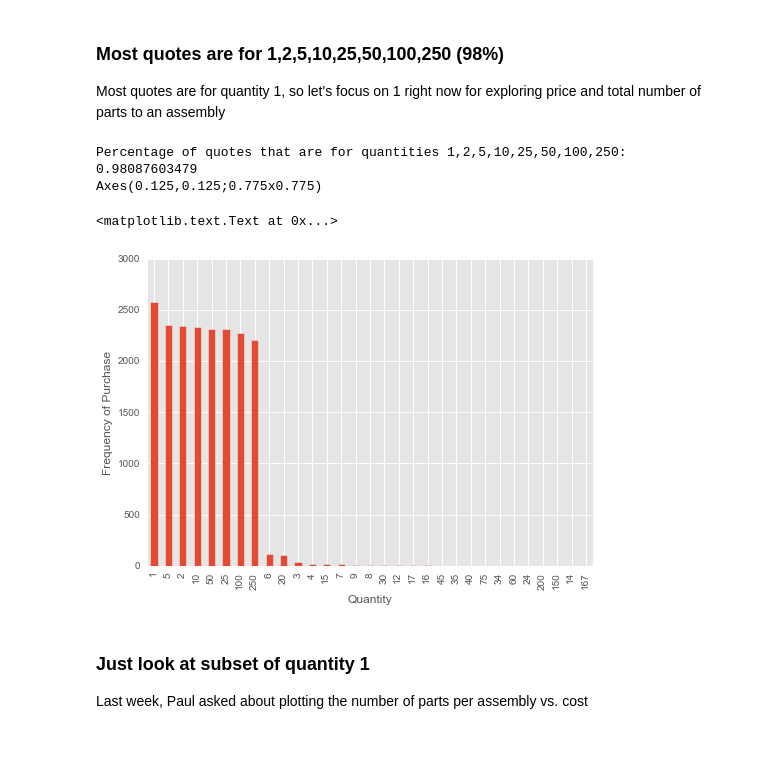
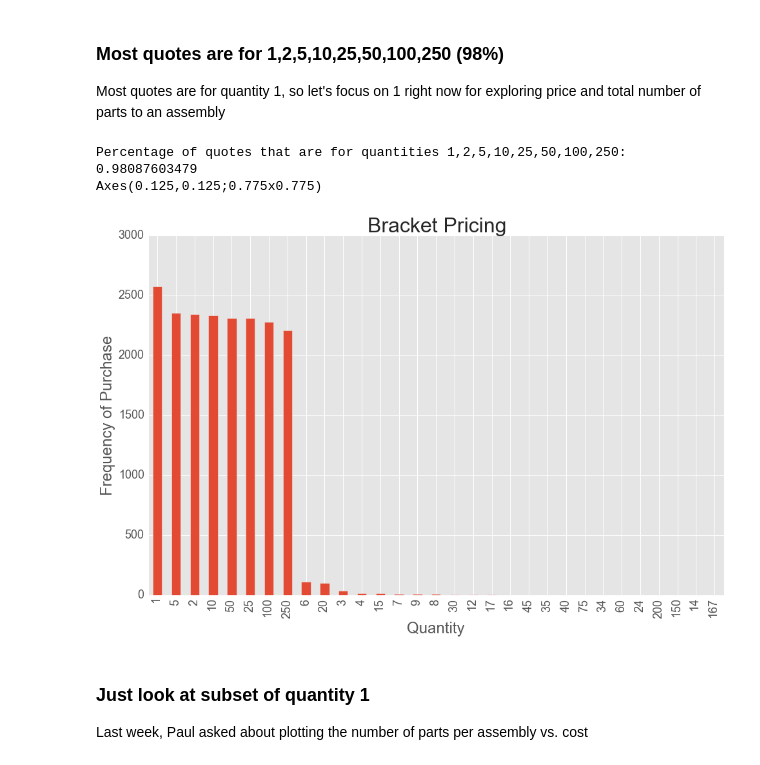
Before and after one commit to ayfu/CDIPS15_TeamCat, a Jupyter notebook: Exploration2_condensed.ipynb, the cells around one changed output. Cells and saved outputs as stored; diff of their text form; code cells hidden in the pictures.

```diff
--- a/Exploration2_condensed.ipynb
+++ b/Exploration2_condensed.ipynb
@@ -31,18 +31,20 @@ Most quotes are for quantity 1, so let's focus on 1 right now for exploring pric
 # %%
 quant = [len(train[train['quantity']==x]) for x in range(train['quantity'].max()+1)]
 quant_s = pd.Series(quant)
 quant_s.names = "frequency"
 quant_s.sort(ascending = False)
 print 'Percentage of quotes that are for quantities 1,2,5,10,25,50,100,250:', sum(quant_s[[1,2,5,10,25,50,100,250]])/float(sum(quant_s))
-print quant_s[quant_s.values != 0].plot(kind = 'bar')
-plt.xlabel('Quantity')
-plt.ylabel('Frequency of Purchase')
+print quant_s[quant_s.values != 0].plot(kind = 'bar',figsize = (16,10))
+plt.xlabel('Quantity', fontsize = 24)
+plt.ylabel('Frequency of Purchase', fontsize = 24)
+plt.title('Bracket Pricing', fontsize = 32)
+plt.tick_params(labelsize = 18)
+plt.savefig('bracketpricing.png')
 # plt.xlim((0,260))
 # %% [output]
 Percentage of quotes that are for quantities 1,2,5,10,25,50,100,250: 0.98087603479
 Axes(0.125,0.125;0.775x0.775)
-<matplotlib.text.Text at 0x...>
-[figure, old version]
+[figure, new version]
 # %% [markdown]
 ### Just look at subset of quantity 1
 
```
Also changed, not shown: parts of 8 cells of this notebook, 27 other files.
